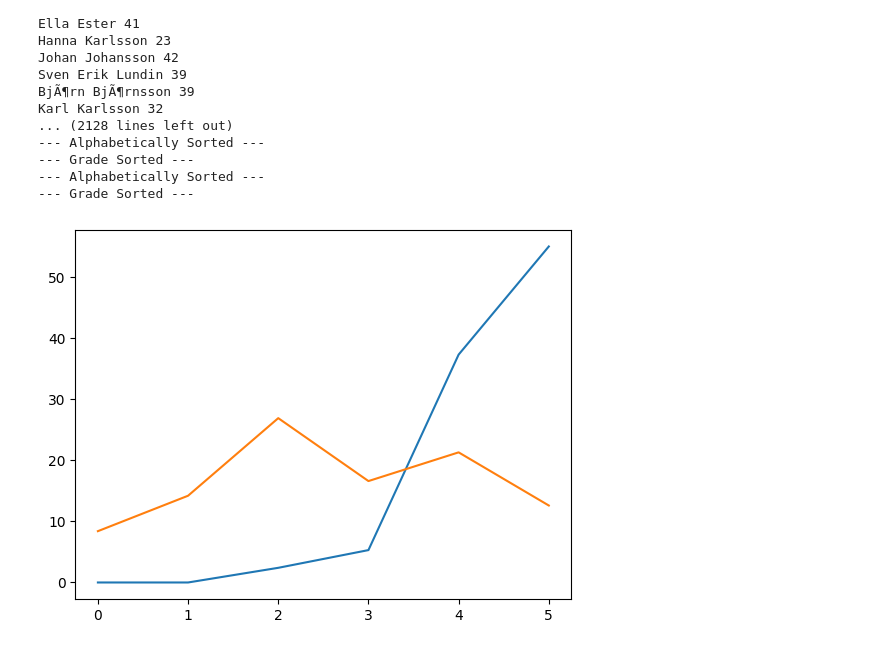
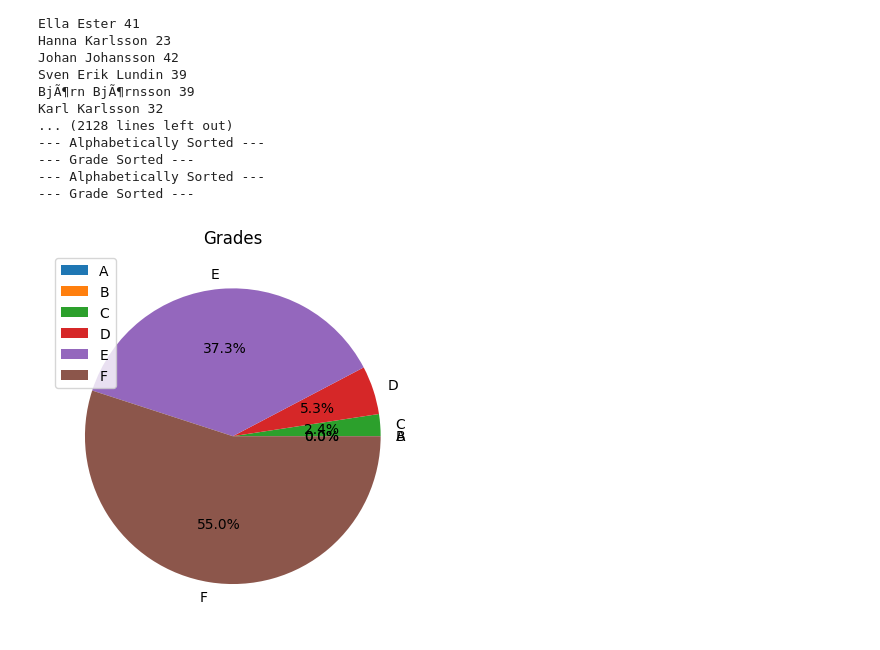
Before and after one commit to Utjiman/Python-Richard-Boden-OPA23, a Jupyter notebook: Exercise/0.08_file_handling.ipynb, the cells around one changed output. Cells and saved outputs as stored; diff of their text form; code cells hidden in the pictures.

```diff
--- a/Exercise/0.08_file_handling.ipynb
+++ b/Exercise/0.08_file_handling.ipynb
@@ -238,33 +238,36 @@ with open(Data_1, 'r') as file:
     lines = file.readlines()
 
 cleaned_lines = []
 for line in lines:
     # Remove '%' character
     cleaned_line = line.replace("%", "")
     # Replace certain letters with nothing
     for char in ["A", "B", "C", "D", "E", "F"]:
         cleaned_line = cleaned_line.replace(char, "")
     cleaned_lines.append(cleaned_line)
 
 data_cleaned_1 = [float(item.strip()) for item in cleaned_lines]
 
 with open(Data_2, 'r') as file2:
     lines2 = file2.readlines()
 
 cleaned_lines2 = []
 for line in lines2:
     # Remove '%' character
     cleaned_line = line.replace("%", "")
     # Replace certain letters with nothing
     for char in ["A", "B", "C", "D", "E", "F"]:
         cleaned_line = cleaned_line.replace(char, "")
     cleaned_lines2.append(cleaned_line)
 
 data_cleaned_2 = [float(item.strip()) for item in cleaned_lines2]
 
+mylabels = ["A", "B", "C", "D", "E", "F"]
 
-plt.plot(data_cleaned_1)
-plt.plot(data_cleaned_2)
+plt.pie(data_cleaned_1, labels= mylabels,  autopct='%1.1f%%')
+plt.title("Grades")
+plt.legend()
+
 plt.show()
 # %% [output]
-[figure, old version]
+[figure, new version]
```
Also changed, not shown: parts of 1 cell of this notebook, 5 other files.
